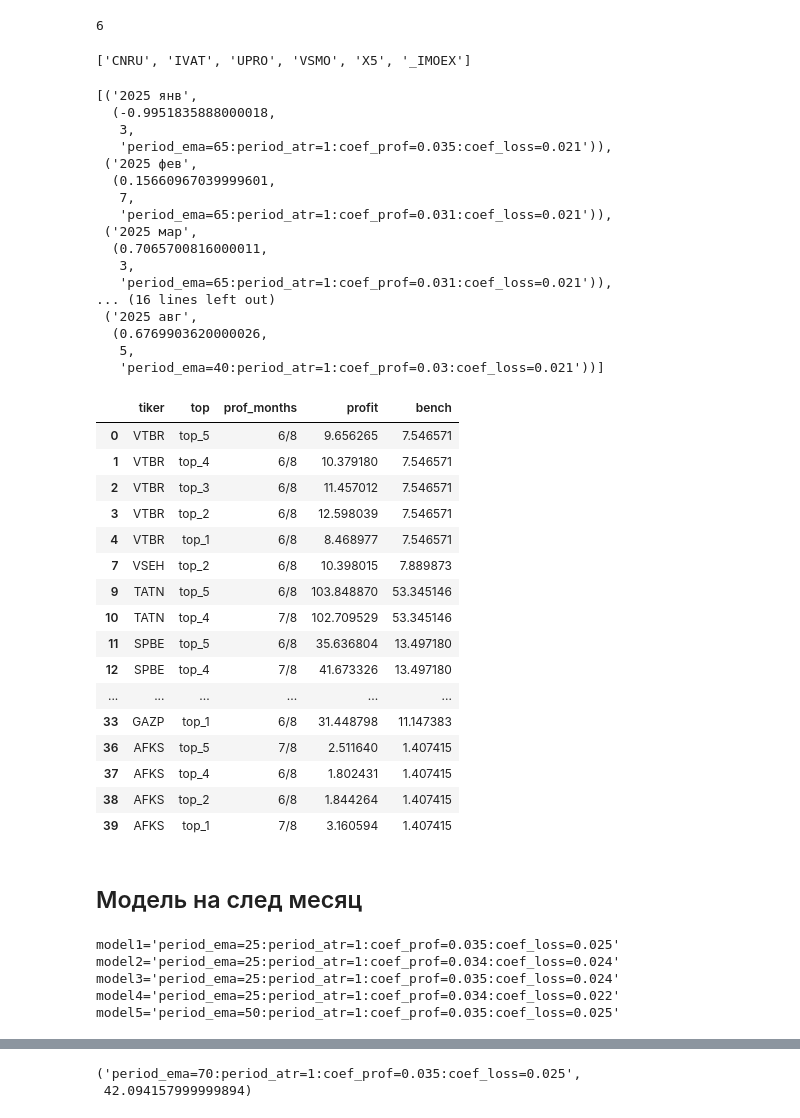
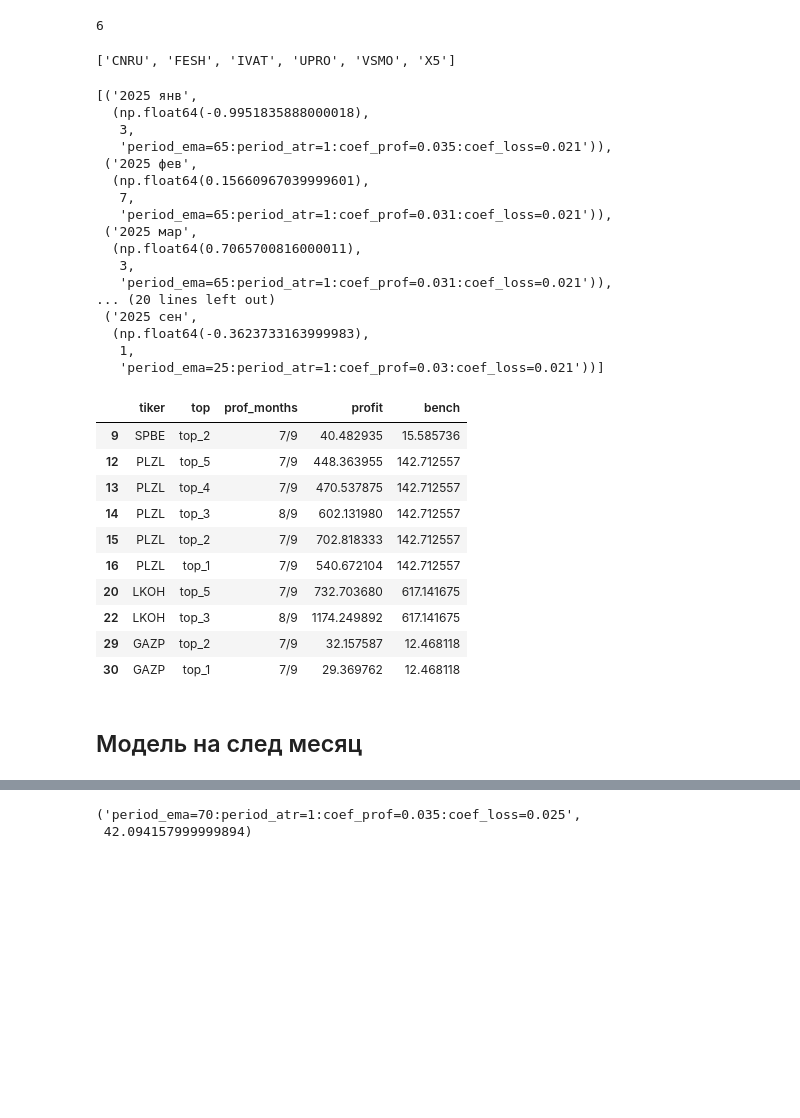
Before and after one commit to Ka6ah505/TradeWithLua, a Jupyter notebook: models/backtrader_median_perceptile.ipynb, the cells around one changed output, grey strips where cells are left out. Drawn from its saved outputs; the diff is of its cells as text; code cells hidden in the pictures; blank space fills up the shorter version.

```diff
--- a/models/backtrader_median_perceptile.ipynb
+++ b/models/backtrader_median_perceptile.ipynb
@@ -142,7 +145,9 @@ time_serial = [
     ('2024-06-01 06:00:00', '2025-05-31 23:45:00', '2025-05-01 06:00:00', '2025-06-01 06:00:00', '2025-06-30 23:45:00', '2025 июн'),
     ('2024-07-01 06:00:00', '2025-06-30 23:45:00', '2025-06-01 06:00:00', '2025-07-01 06:00:00', '2025-07-31 23:45:00', '2025 июл'),
     ('2024-08-01 06:00:00', '2025-07-31 23:45:00', '2025-07-01 06:00:00', '2025-08-01 06:00:00', '2025-08-31 23:45:00', '2025 авг'),
+    ('2024-09-01 06:00:00', '2025-08-31 23:45:00', '2025-08-01 06:00:00', '2025-09-01 06:00:00', '2025-09-30 23:45:00', '2025 сен'),
 ]
+# начало периода расчета, конец периода расчета, период для начала расчета индикаторов, начало предсказания, конец предсказания, маркировка
 # %%
 data1, data2, data3, data4, data5 = list(), list(), list(), list(), list()
 direction = (True, False)
@@ -162,8 +167,8 @@ for strt_cal, end_cal, gap, strt_mdl, end_mdl, mrk in tqdm(time_serial):
         is_save=False,
         direction=direction
     )
-    models = select_top_n_profit_by_trades(results, 5) # средний профит на сделку *(GAZP)
-    # models = select_top_n_models(results, 5) # лучший доход *(aflt)
+    # models = select_top_n_profit_by_trades(results, 5) # средний профит на сделку *(GAZP)
+    models = select_top_n_models(results, 5) # лучший доход *(aflt)
     # models = select_top_n_best_winrate(results, 5)  # лучшее соотношение положителных сделок к отрицательным *(aflt)
     model1 = models[0][0]
     model2 = models[1][0]
@@ -274,7 +297,7 @@ df = df_base#.loc['2025-05-01 07:00:00':'2025-06-30 23:00:00',:].copy()
 # Сбор общего пайплайна для отбора инструментов
 # %%
 tools = []
-exclude_tools = {'CNYRUBF', 'load_moex_candles.py', 'SiZ4_5Min.txt', 'temp.txt'}
+exclude_tools = {'CNYRUBF', 'load_moex_candles.py', 'SiZ4_5Min.txt', 'temp.txt', '_IMOEX'}
 exclde_tools_bug = {'DIAS', 'HEAD', 'LEAS', 'MBNK', 'OZPH', 'RAGR'}
 for f in os.listdir(os.path.join('c:\QUIK_VTB\scripts', 'download_data')):
     if f in exclude_tools or f in exclde_tools_bug:
@@ -432,58 +458,52 @@ len(garbage)
 # %%
 garbage
 # %% [output]
-['CNRU', 'IVAT', 'UPRO', 'VSMO', 'X5', '_IMOEX']
+['CNRU', 'FESH', 'IVAT', 'UPRO', 'VSMO', 'X5']
 # %%
 dict_result_['AFKS']['top_5']
 # %% [output]
 [('2025 янв',
-  (-0.9951835888000018,
+  (np.float64(-0.9951835888000018),
    3,
    'period_ema=65:period_atr=1:coef_prof=0.035:coef_loss=0.021')),
  ('2025 фев',
-  (0.15660967039999601,
+  (np.float64(0.15660967039999601),
    7,
    'period_ema=65:period_atr=1:coef_prof=0.031:coef_loss=0.021')),
  ('2025 мар',
-  (0.7065700816000011,
+  (np.float64(0.7065700816000011),
    3,
    'period_ema=65:period_atr=1:coef_prof=0.031:coef_loss=0.021')),
-... (16 lines left out)
- ('2025 авг',
-  (0.6769903620000026,
-   5,
-   'period_ema=40:period_atr=1:coef_prof=0.03:coef_loss=0.021'))]
+... (20 lines left out)
+ ('2025 сен',
+  (np.float64(-0.3623733163999983),
+   1,
+   'period_ema=25:period_atr=1:coef_prof=0.03:coef_loss=0.021'))]
 # %%
 d_best = pd.DataFrame(columns=['tiker', 'top', 'prof_months', 'profit', 'bench'])
 
-for k, v in dict_result__.items():
+for k, v in dict_result.items():
     for top in ('top_1','top_2','top_3','top_4','top_5'):
         prof_months = sum([it[1][0] >= 0 for it in v[top]])
         prof_sum = sum([it[1][0] for it in v[top]])
         if prof_months > 5:
-            d_best.loc[-1] = [k, top, f'{prof_months}/8', prof_sum, v['bench']]
+            d_best.loc[-1] = [k, top, f'{prof_months}/9', prof_sum, v['bench']]
             d_best.index = d_best.index + 1
             d_best = d_best.sort_index()
 # %%
-d_best[(d_best['prof_months'].isin(['6/8', '7/8', '8/8'])) & (d_best['profit'] >= d_best['bench'])]
+d_best[(d_best['prof_months'].isin(['7/9', '8/9', '9/9'])) & (d_best['profit'] >= d_best['bench'])]
 # %% [output]
 |  | tiker | top | prof_months | profit | bench |
-| 0 | VTBR | top_5 | 6/8 | 9.656265 | 7.546571 |
-| 1 | VTBR | top_4 | 6/8 | 10.379180 | 7.546571 |
-| 2 | VTBR | top_3 | 6/8 | 11.457012 | 7.546571 |
-| 3 | VTBR | top_2 | 6/8 | 12.598039 | 7.546571 |
-| 4 | VTBR | top_1 | 6/8 | 8.468977 | 7.546571 |
-| 7 | VSEH | top_2 | 6/8 | 10.398015 | 7.889873 |
-| 9 | TATN | top_5 | 6/8 | 103.848870 | 53.345146 |
-| 10 | TATN | top_4 | 7/8 | 102.709529 | 53.345146 |
-| 11 | SPBE | top_5 | 6/8 | 35.636804 | 13.497180 |
-| 12 | SPBE | top_4 | 7/8 | 41.673326 | 13.497180 |
-| ... | ... | ... | ... | ... | ... |
-| 33 | GAZP | top_1 | 6/8 | 31.448798 | 11.147383 |
-| 36 | AFKS | top_5 | 7/8 | 2.511640 | 1.407415 |
-| 37 | AFKS | top_4 | 6/8 | 1.802431 | 1.407415 |
-| 38 | AFKS | top_2 | 6/8 | 1.844264 | 1.407415 |
-| 39 | AFKS | top_1 | 7/8 | 3.160594 | 1.407415 |
+| 9 | SPBE | top_2 | 7/9 | 40.482935 | 15.585736 |
+| 12 | PLZL | top_5 | 7/9 | 448.363955 | 142.712557 |
+| 13 | PLZL | top_4 | 7/9 | 470.537875 | 142.712557 |
+| 14 | PLZL | top_3 | 8/9 | 602.131980 | 142.712557 |
+| 15 | PLZL | top_2 | 7/9 | 702.818333 | 142.712557 |
+| 16 | PLZL | top_1 | 7/9 | 540.672104 | 142.712557 |
+| 20 | LKOH | top_5 | 7/9 | 732.703680 | 617.141675 |
+| 22 | LKOH | top_3 | 8/9 | 1174.249892 | 617.141675 |
+| 29 | GAZP | top_2 | 7/9 | 32.157587 | 12.468118 |
+| 30 | GAZP | top_1 | 7/9 | 29.369762 | 12.468118 |
 # %% [markdown]
 ## Модель на след месяц
 # %%
@@ -515,15 +535,3 @@ model2 = models[1][0]
 model3 = models[2][0]
 model4 = models[3][0]
 model5 = models[4][0]
-# %%
-print(f'{model1=}')
-print(f'{model2=}')
-print(f'{model3=}')
-print(f'{model4=}')
-print(f'{model5=}')
-# %% [output]
-model1='period_ema=25:period_atr=1:coef_prof=0.035:coef_loss=0.025'
-model2='period_ema=25:period_atr=1:coef_prof=0.034:coef_loss=0.024'
-model3='period_ema=25:period_atr=1:coef_prof=0.035:coef_loss=0.024'
-model4='period_ema=25:period_atr=1:coef_prof=0.034:coef_loss=0.022'
-model5='period_ema=50:period_atr=1:coef_prof=0.035:coef_loss=0.025'
```
Also changed, not shown: parts of 9 cells of this notebook, 23 other files.
